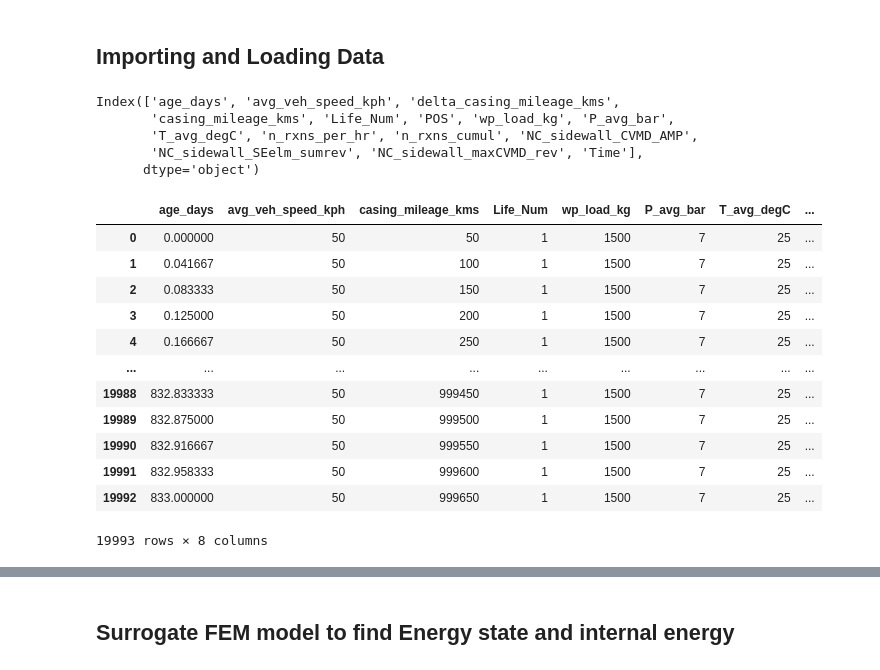
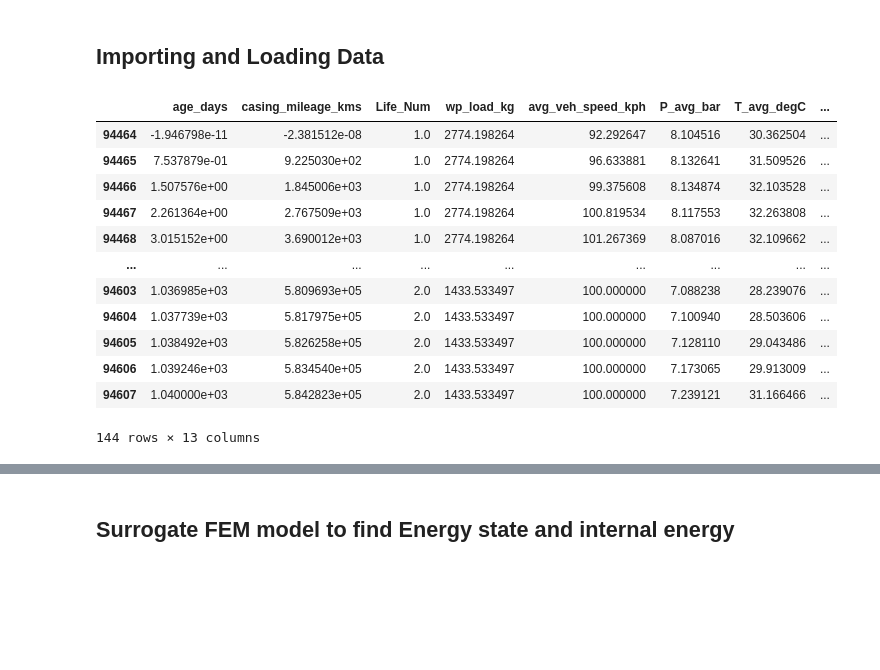
Before and after one commit to Vispikarkaria/Transformer-Based-Tire-Life-Digital-Twin, a Jupyter notebook: Tire_Life_Predictor_Transformer_Optimization.ipynb, the cells around one changed output, grey strips where cells are left out. Saved outputs shown, nothing was run; the diff lists cells and outputs as text; code cells hidden in the pictures; blank space fills up the shorter version.

```diff
--- a/Tire_Life_Predictor_Transformer_Optimization.ipynb
+++ b/Tire_Life_Predictor_Transformer_Optimization.ipynb
@@ -238,34 +241,21 @@ def repartition_static_load(total_load, WP = '1L',mount_type = 'dual'):
         if mount_type == 'xone':
             wp_load = 2*wp_load
     return wp_load
-# %%
-test_df.columns
-# %% [output]
-Index(['age_days', 'avg_veh_speed_kph', 'delta_casing_mileage_kms',
-       'casing_mileage_kms', 'Life_Num', 'POS', 'wp_load_kg', 'P_avg_bar',
-       'T_avg_degC', 'n_rxns_per_hr', 'n_rxns_cumul', 'NC_sidewall_CVMD_AMP',
-       'NC_sidewall_SEelm_sumrev', 'NC_sidewall_maxCVMD_rev', 'Time'],
-      dtype='object')
-# %%
-tire_data = test_df[['age_days', 'avg_veh_speed_kph',
-       'casing_mileage_kms', 'Life_Num', 'wp_load_kg', 'P_avg_bar',
-       'T_avg_degC', 'n_rxns_cumul']]
-tire_data['P_avg_bar'] = 7
-tire_data['T_avg_degC'] = 25
-
-
-tire_data
-# %% [output]
-|  | age_days | avg_veh_speed_kph | casing_mileage_kms | Life_Num | wp_load_kg | P_avg_bar | T_avg_degC | ... |
-| 0 | 0.000000 | 50 | 50 | 1 | 1500 | 7 | 25 | ... |
-| 1 | 0.041667 | 50 | 100 | 1 | 1500 | 7 | 25 | ... |
-| 2 | 0.083333 | 50 | 150 | 1 | 1500 | 7 | 25 | ... |
-| 3 | 0.125000 | 50 | 200 | 1 | 1500 | 7 | 25 | ... |
-| 4 | 0.166667 | 50 | 250 | 1 | 1500 | 7 | 25 | ... |
-| ... | ... | ... | ... | ... | ... | ... | ... | ... |
-| 19988 | 832.833333 | 50 | 999450 | 1 | 1500 | 7 | 25 | ... |
-| 19989 | 832.875000 | 50 | 999500 | 1 | 1500 | 7 | 25 | ... |
-| 19990 | 832.916667 | 50 | 999550 | 1 | 1500 | 7 | 25 | ... |
-| 19991 | 832.958333 | 50 | 999600 | 1 | 1500 | 7 | 25 | ... |
-| 19992 | 833.000000 | 50 | 999650 | 1 | 1500 | 7 | 25 | ... |
-19993 rows × 8 columns
+# %%
+data = pd.read_csv("/home/vnk3019/Gaussian_Reduced_Data.csv")
+data = data[data['Tire_ID']=='STX01']
+data
+# %% [output]
+|  | age_days | casing_mileage_kms | Life_Num | wp_load_kg | avg_veh_speed_kph | P_avg_bar | T_avg_degC | ... |
+| 94464 | -1.946798e-11 | -2.381512e-08 | 1.0 | 2774.198264 | 92.292647 | 8.104516 | 30.362504 | ... |
+| 94465 | 7.537879e-01 | 9.225030e+02 | 1.0 | 2774.198264 | 96.633881 | 8.132641 | 31.509526 | ... |
+| 94466 | 1.507576e+00 | 1.845006e+03 | 1.0 | 2774.198264 | 99.375608 | 8.134874 | 32.103528 | ... |
+| 94467 | 2.261364e+00 | 2.767509e+03 | 1.0 | 2774.198264 | 100.819534 | 8.117553 | 32.263808 | ... |
+| 94468 | 3.015152e+00 | 3.690012e+03 | 1.0 | 2774.198264 | 101.267369 | 8.087016 | 32.109662 | ... |
+| ... | ... | ... | ... | ... | ... | ... | ... | ... |
+| 94603 | 1.036985e+03 | 5.809693e+05 | 2.0 | 1433.533497 | 100.000000 | 7.088238 | 28.239076 | ... |
+| 94604 | 1.037739e+03 | 5.817975e+05 | 2.0 | 1433.533497 | 100.000000 | 7.100940 | 28.503606 | ... |
+| 94605 | 1.038492e+03 | 5.826258e+05 | 2.0 | 1433.533497 | 100.000000 | 7.128110 | 29.043486 | ... |
+| 94606 | 1.039246e+03 | 5.834540e+05 | 2.0 | 1433.533497 | 100.000000 | 7.173065 | 29.913009 | ... |
+| 94607 | 1.040000e+03 | 5.842823e+05 | 2.0 | 1433.533497 | 100.000000 | 7.239121 | 31.166466 | ... |
+144 rows × 13 columns
```
Also changed, not shown: parts of 13 cells of this notebook.
